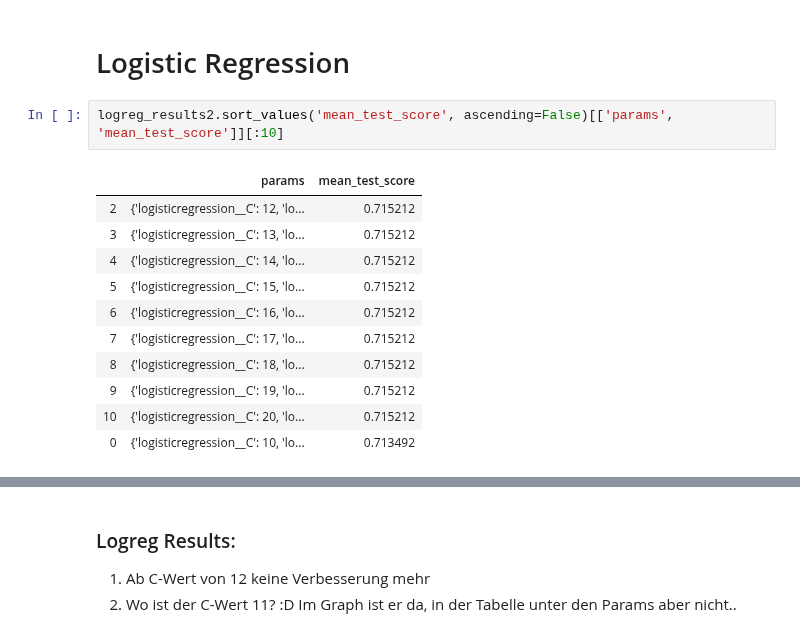
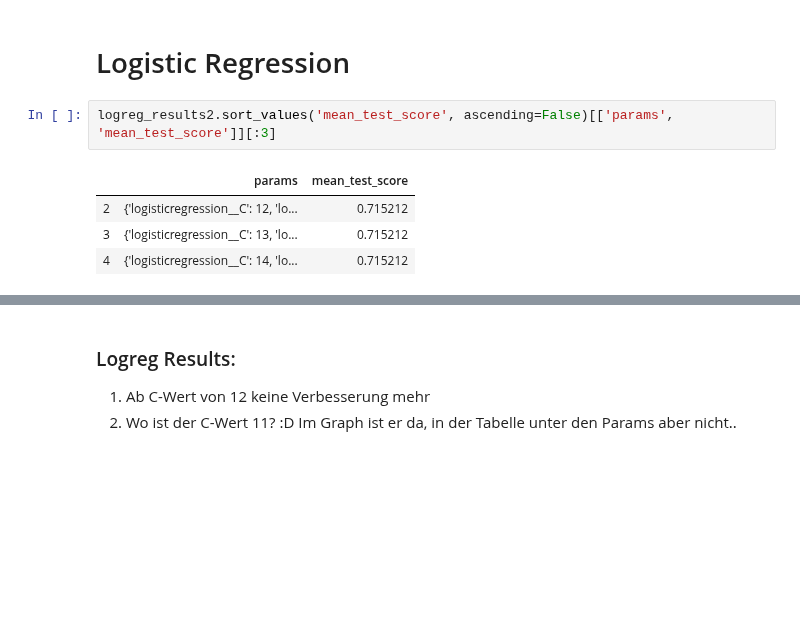
Before and after one commit to LennartKeller/TextklassifikationsProjekt2019, a Jupyter notebook: ReadHyperparamTuningResults.ipynb, the cells around one changed output, grey strips where cells are left out. Drawn from its saved outputs; the diff is of its cells as text; blank space fills up the shorter version.

```diff
--- a/ReadHyperparamTuningResults.ipynb
+++ b/ReadHyperparamTuningResults.ipynb
@@ -274,19 +274,12 @@ randomforest_results2 = pd.read_csv('hyperparam_results/SecondRun/randomforestcl
 # %% [markdown]
 # Logistic Regression
 # %%
-logreg_results2.sort_values('mean_test_score', ascending=False)[['params', 'mean_test_score']][:10]
+logreg_results2.sort_values('mean_test_score', ascending=False)[['params', 'mean_test_score']][:3]
 # %% [output]
 |  | params | mean_test_score |
 | 2 | {'logisticregression__C': 12, 'lo... | 0.715212 |
 | 3 | {'logisticregression__C': 13, 'lo... | 0.715212 |
 | 4 | {'logisticregression__C': 14, 'lo... | 0.715212 |
-| 5 | {'logisticregression__C': 15, 'lo... | 0.715212 |
-| 6 | {'logisticregression__C': 16, 'lo... | 0.715212 |
-| 7 | {'logisticregression__C': 17, 'lo... | 0.715212 |
-| 8 | {'logisticregression__C': 18, 'lo... | 0.715212 |
-| 9 | {'logisticregression__C': 19, 'lo... | 0.715212 |
-| 10 | {'logisticregression__C': 20, 'lo... | 0.715212 |
-| 0 | {'logisticregression__C': 10, 'lo... | 0.713492 |
 # %%
 plot_df = logreg_results2.sort_values('mean_test_score', ascending=True)
 plt.plot(list(range(len(plot_df))), plot_df.mean_test_score)
```
Also changed, not shown: parts of 4 cells of this notebook.
